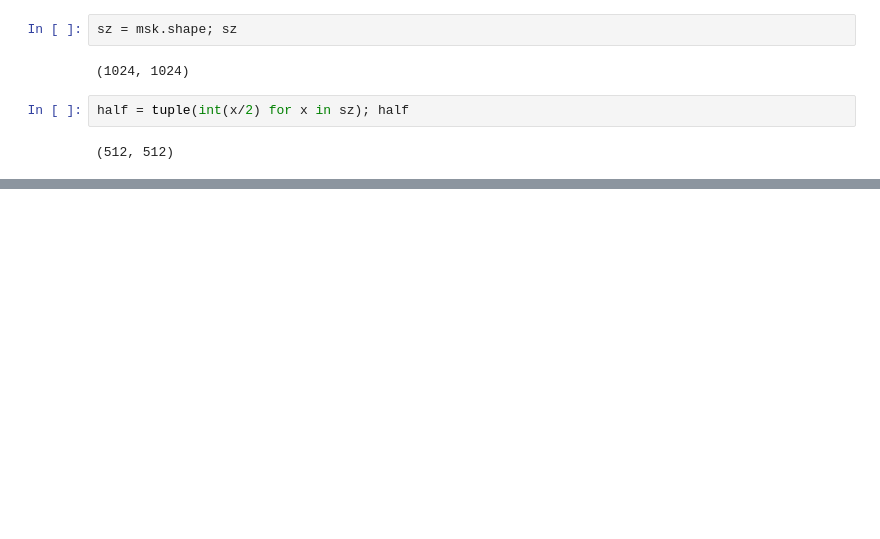
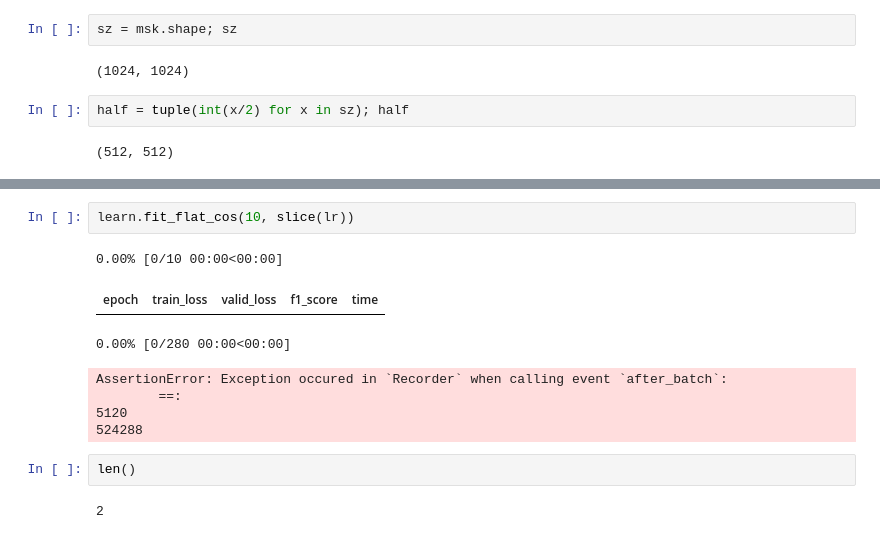
Before and after one commit to DIUx-xView/xView2-deploy, a Jupyter notebook: train.ipynb, the cells around one changed output, grey strips where cells are left out. Cells and saved outputs as stored; diff of their text form; blank space fills up the shorter version.

```diff
--- a/train.ipynb
+++ b/train.ipynb
@@ -72,0 +101,14 @@ Error:
+# %%
+learn.fit_flat_cos(10, slice(lr))
+# %% [output]
+0.00% [0/10 00:00<00:00]
+| epoch | train_loss | valid_loss | f1_score | time |
+0.00% [0/280 00:00<00:00]
+AssertionError: Exception occured in `Recorder` when calling event `after_batch`:
+        ==:
+5120
+524288
+# %%
+len()
+# %% [output]
+2
```
Also changed, not shown: parts of 10 cells of this notebook.
